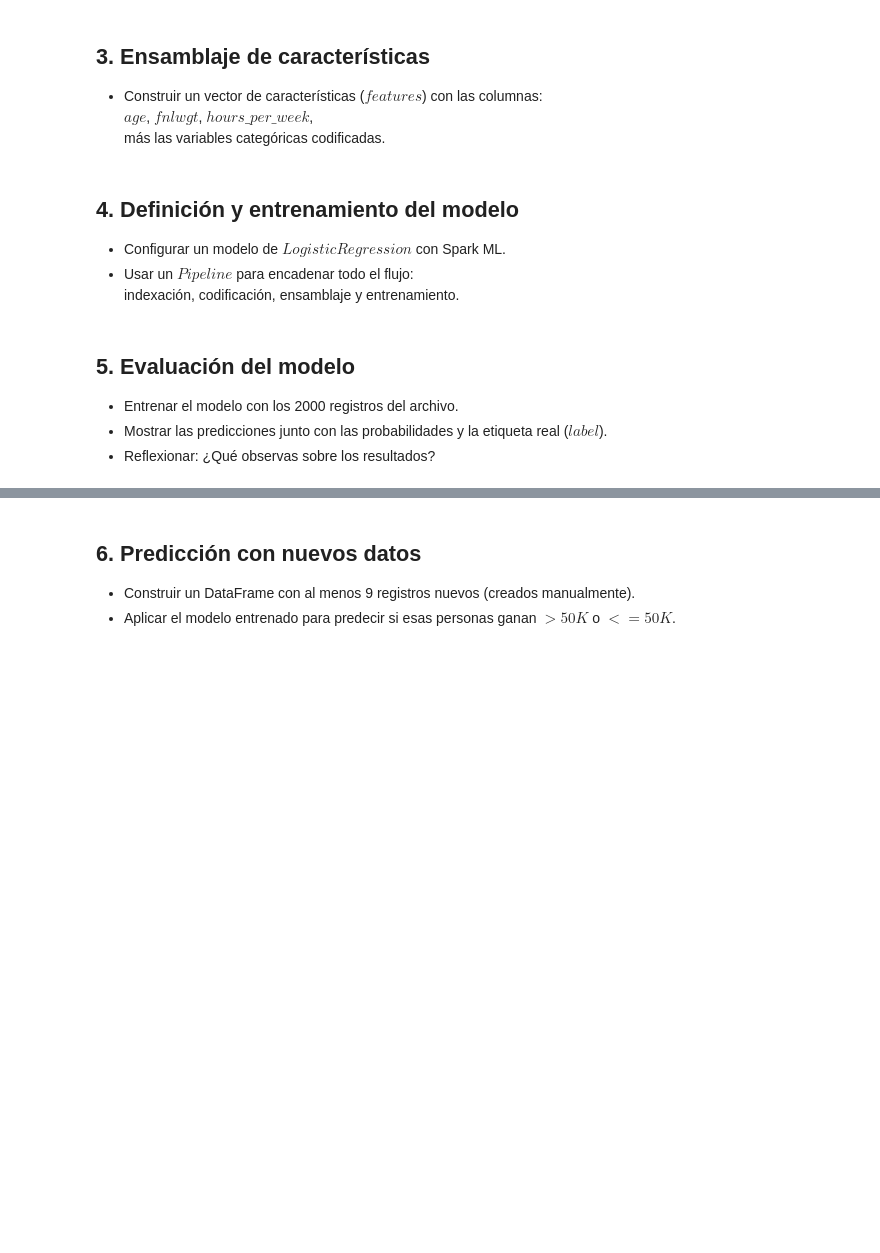
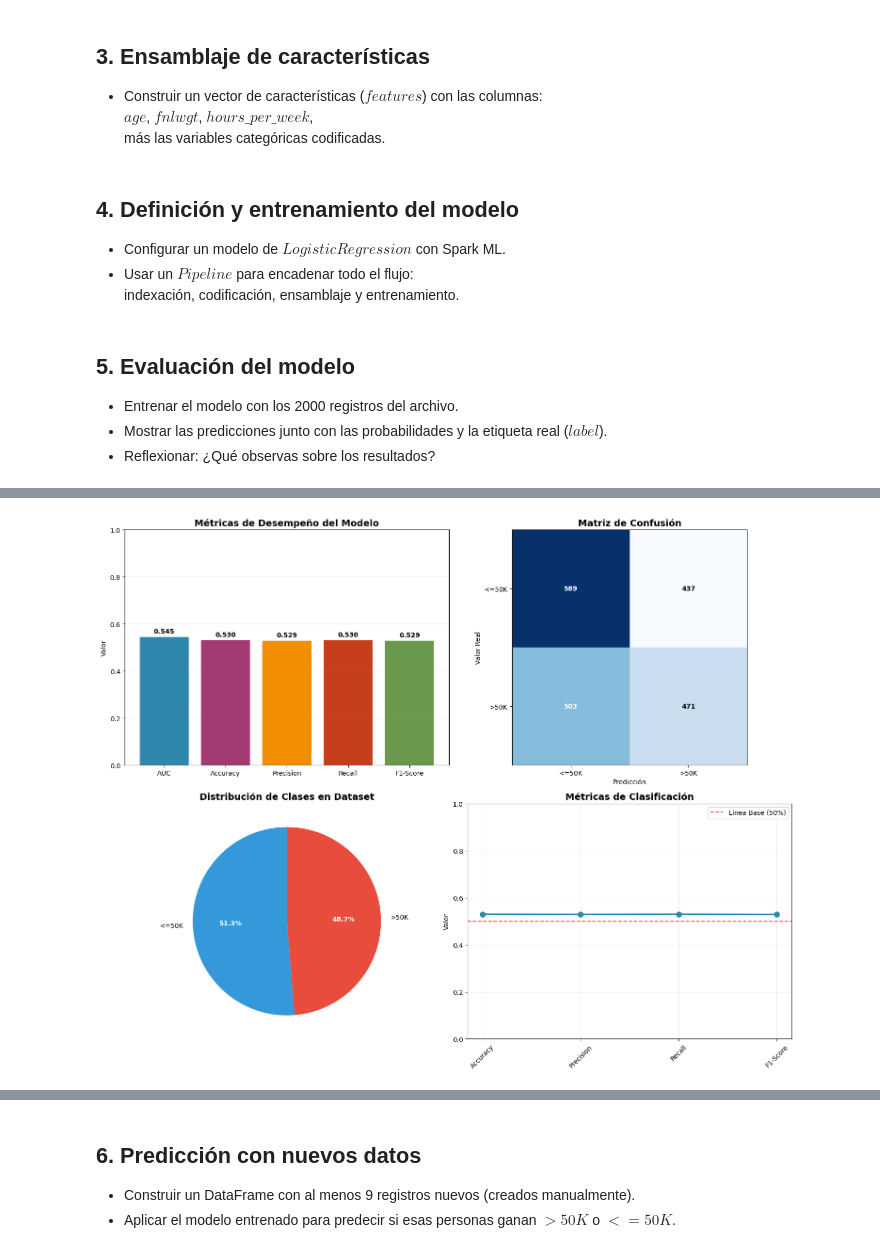
Before and after one commit to JuanseDev2001/ProcesamientoDistribuidoDeDatos, a Jupyter notebook: TallerClasificacionDeIngresos/ClasificacionDeIngresos.ipynb, the cells around one changed output, grey strips where cells are left out. Drawn from its saved outputs; the diff is of its cells as text; code cells hidden in the pictures; blank space fills up the shorter version.

```diff
--- a/TallerClasificacionDeIngresos/ClasificacionDeIngresos.ipynb
+++ b/TallerClasificacionDeIngresos/ClasificacionDeIngresos.ipynb
@@ -137,0 +187,77 @@ only showing top 10 rows
+# %%
+# Visualización gráfica de los resultados
+import matplotlib.pyplot as plt
+import numpy as np
+
+# Convertir datos de Spark a estructuras que matplotlib pueda manejar
+conf_matrix_data = confusion_matrix.collect()
+class_dist_data = class_distribution.collect()
+
+# Preparar datos para visualización
+metrics_names = ['AUC', 'Accuracy', 'Precision', 'Recall', 'F1-Score']
+metrics_values = [auc, accuracy, precision, recall, f1]
+
+# Crear matriz de confusión para heatmap
+conf_data = np.array([[589, 437], [503, 471]])  # De los resultados obtenidos
+class_labels = ['<=50K', '>50K']
+
+# Crear figura con subplots
+fig, ((ax1, ax2), (ax3, ax4)) = plt.subplots(2, 2, figsize=(15, 12))
+
+# 1. Gráfico de barras para métricas
+bars = ax1.bar(metrics_names, metrics_values, color=['#2E86AB', '#A23B72', '#F18F01', '#C73E1D', '#6A994E'])
+ax1.set_title('Métricas de Desempeño del Modelo', fontsize=14, fontweight='bold')
+ax1.set_ylabel('Valor')
+ax1.set_ylim(0, 1)
+ax1.grid(axis='y', alpha=0.3)
+# Agregar valores en las barras
+for bar, value in zip(bars, metrics_values):
+    ax1.text(bar.get_x() + bar.get_width()/2, bar.get_height() + 0.01,
+             f'{value:.3f}', ha='center', va='bottom', fontweight='bold')
+
+# 2. Heatmap de matriz de confusión
+im = ax2.imshow(conf_data, interpolation='nearest', cmap='Blues')
+ax2.set_title('Matriz de Confusión', fontsize=14, fontweight='bold')
+ax2.set_xticks(range(len(class_labels)))
+ax2.set_yticks(range(len(class_labels)))
+ax2.set_xticklabels(class_labels)
+ax2.set_yticklabels(class_labels)
+ax2.set_xlabel('Predicción')
+ax2.set_ylabel('Valor Real')
+# Agregar valores en la matriz
+for i in range(len(class_labels)):
+    for j in range(len(class_labels)):
+        ax2.text(j, i, conf_data[i, j], ha='center', va='center',
+                color='white' if conf_data[i, j] > 500 else 'black', fontweight='bold')
+
+# 3. Distribución de clases (gráfico de pastel)
+class_counts = [1026, 974]  # <=50K, >50K
+wedges, texts, autotexts = ax3.pie(class_counts, labels=class_labels, autopct='%1.1f%%',
+                                   startangle=90, colors=['#3498DB', '#E74C3C'])
+ax3.set_title('Distribución de Clases en Dataset', fontsize=14, fontweight='bold')
+for autotext in autotexts:
+    autotext.set_color('white')
+    autotext.set_fontweight('bold')
+
+# 4. Comparación de métricas con línea de referencia
+ax4.plot(metrics_names[1:], metrics_values[1:], 'o-', linewidth=2, markersize=8, color='#2E86AB')
+ax4.axhline(y=0.5, color='red', linestyle='--', alpha=0.7, label='Línea Base (50%)')
+ax4.set_title('Métricas de Clasificación', fontsize=14, fontweight='bold')
+ax4.set_ylabel('Valor')
+ax4.set_ylim(0, 1)
+ax4.grid(True, alpha=0.3)
+ax4.legend()
+ax4.tick_params(axis='x', rotation=45)
+
+# Ajustar espaciado
+plt.tight_layout()
+plt.show()
+
+# Interpretación adicional
+print("=== INTERPRETACIÓN DE VISUALIZACIONES ===")
+print(f"1. Las métricas del modelo oscilan alrededor del 53%, indicando un desempeño moderado")
+print(f"2. La matriz de confusión muestra distribución equilibrada de errores tipo I y II")
+print(f"3. El dataset está bien balanceado: 51.3% <=50K vs 48.7% >50K")
+print(f"4. Todas las métricas están ligeramente por encima de la línea base del 50%")
+# %% [output]
+[figure, added]
```
Also changed, not shown: parts of 7 cells of this notebook.
